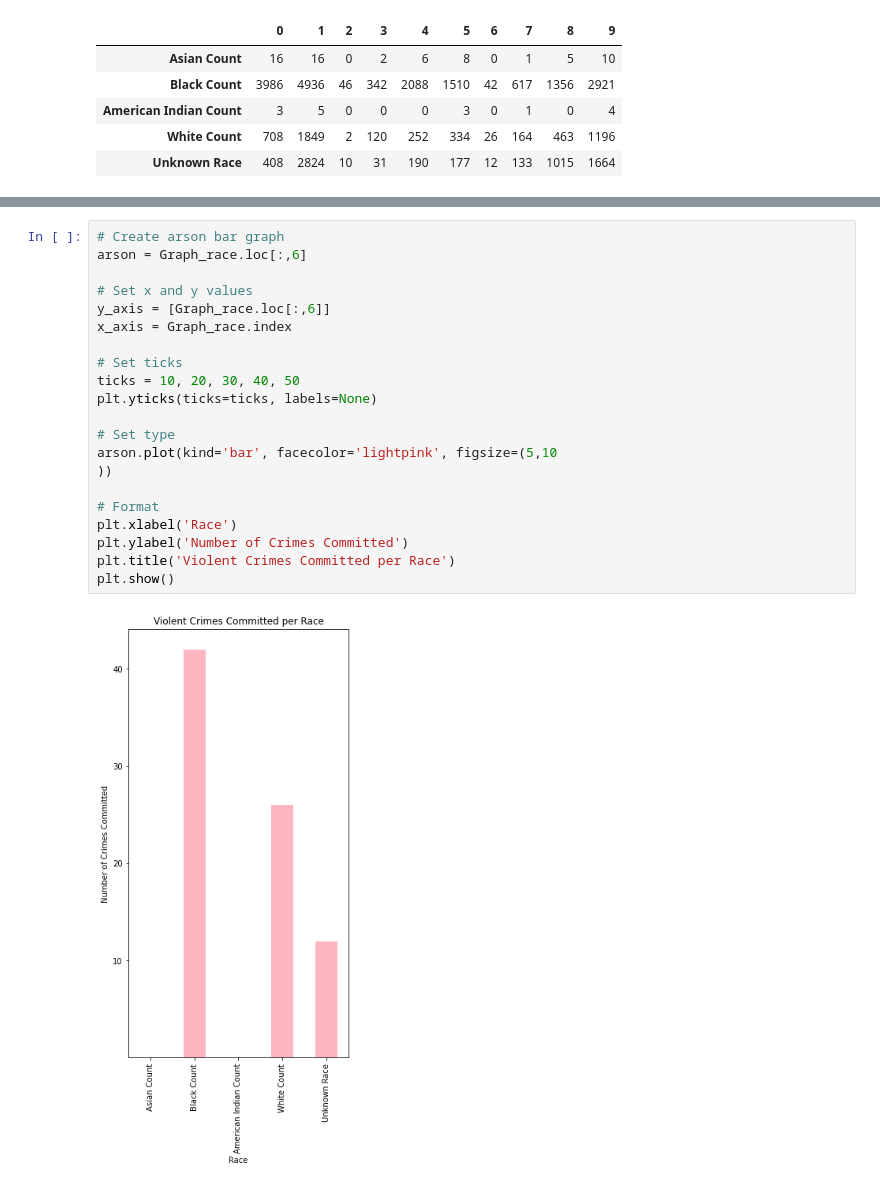
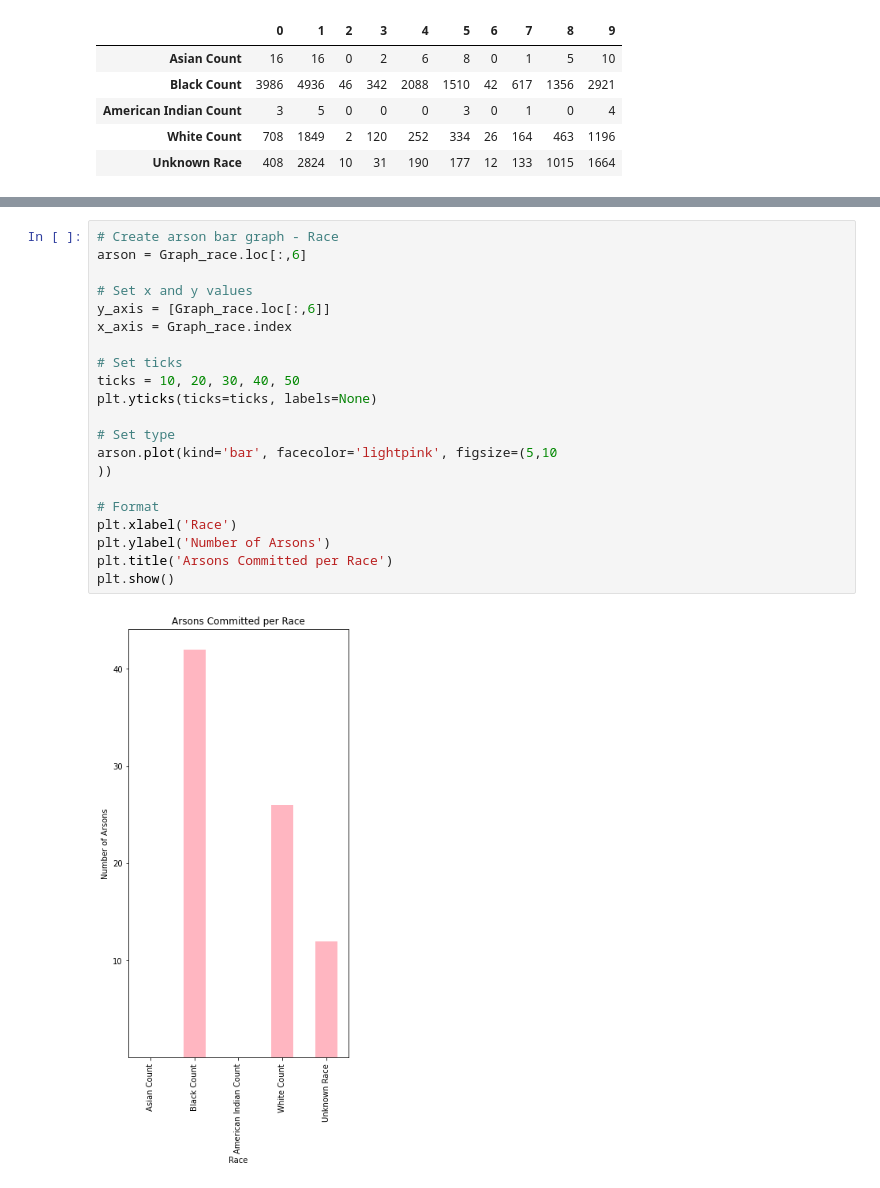
Before and after one commit to drjulie2105/Group_Project_1, a Jupyter notebook: Crime_Cuyahoga/crime_cuy.ipynb, the cells around one changed output, grey strips where cells are left out. Cells and saved outputs as stored; diff of their text form.

```diff
--- a/Crime_Cuyahoga/crime_cuy.ipynb
+++ b/Crime_Cuyahoga/crime_cuy.ipynb
@@ -709,24 +709,24 @@ plt.show()
 # %%
-# Create arson bar graph
+# Create arson bar graph - Race
 arson = Graph_race.loc[:,6]
 
 # Set x and y values
 y_axis = [Graph_race.loc[:,6]]
 x_axis = Graph_race.index
 
 # Set ticks
 ticks = 10, 20, 30, 40, 50
 plt.yticks(ticks=ticks, labels=None)
 
 # Set type
 arson.plot(kind='bar', facecolor='lightpink', figsize=(5,10
 ))
 
 # Format
 plt.xlabel('Race')
-plt.ylabel('Number of Crimes Committed')
-plt.title('Violent Crimes Committed per Race')
+plt.ylabel('Number of Arsons')
+plt.title('Arsons Committed per Race')
 plt.show()
 # %% [output]
-[figure, old version]
+[figure, new version]
 # %%
```
Also changed, not shown: parts of 19 cells of this notebook, 1 other file.
